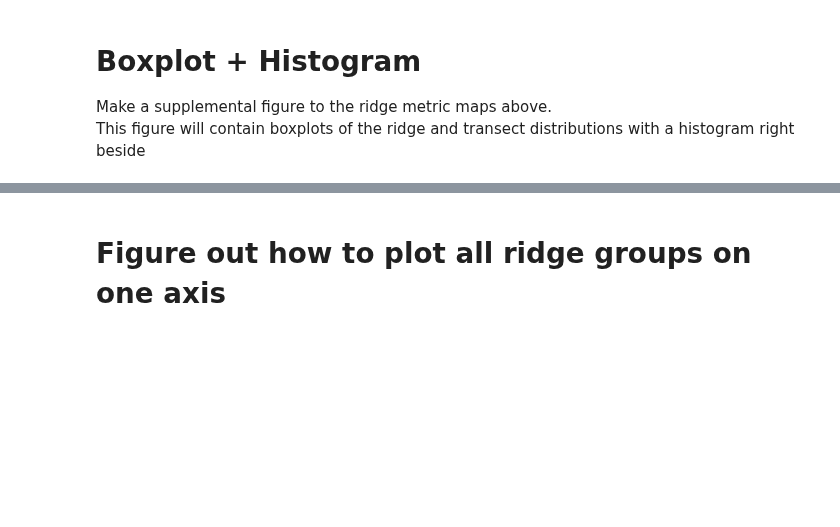
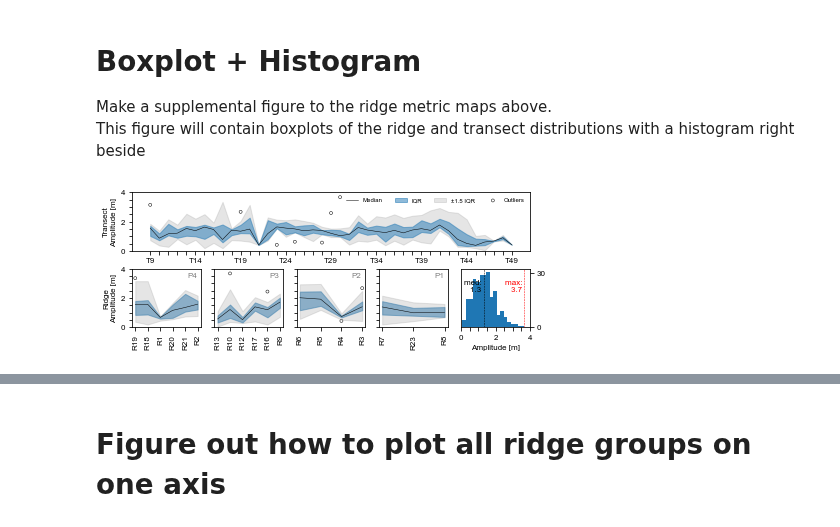
Before and after one commit to tamu-edu/scrollstats, a Jupyter notebook: Figure_BrazosBendsMultiScale.ipynb, the cells around one changed output, grey strips where cells are left out. Saved outputs shown, nothing was run; the diff lists cells and outputs as text; code cells hidden in the pictures; blank space fills up the shorter version.

Commit message:
added max and median annotations to histogram

```diff
--- a/Figure_BrazosBendsMultiScale.ipynb
+++ b/Figure_BrazosBendsMultiScale.ipynb
@@ -472,34 +532,53 @@ for i, (p_num, packet_df) in enumerate(packet_dfs):
 
     # Format xticks
     short_rlabels = packet_df.columns.str.replace("r_0*", "R", regex=True)
     ax.set_xticklabels(short_rlabels, rotation=90, size=8)
 
     # Format yticks
     ax.set_ylim(*var_lim)
     yticks = np.arange(var_lim[0], var_lim[1]+step, step)
     ax.set_yticks(yticks)
     if i == 0:
         ax.set_yticklabels(labels=[int(i) if i in [var_lim[0], var_lim[1]/2, var_lim[1]] else "" for i in yticks], size=8)
         ax.set_ylabel(f"Ridge\n{rs_variable_title} [m]", size=8)
     else:
         ax.set_yticklabels([])
 
 
 # Histogram
 ax = fig.add_subplot(gs[1, 4])
 ridge_metrics[rs_variable].hist(ax=ax, bins=18, grid=False)
+
+label_y_val = 20
+
+# Max
+max_metric = ridge_metrics[rs_variable].max()
+ax.axvline(max_metric, color="r", ls="--", lw=0.5)
+ax.text(x=max_metric, y=label_y_val, s=f"max: \n{round(max_metric, 1)} ",
+        color="r", size=8, horizontalalignment="right")
+
+# Median
+med_metric = ridge_metrics[rs_variable].median()
+ax.axvline(med_metric, color="k", ls="--", lw=0.5)
+ax.text(x=med_metric, y=label_y_val, s=f"med: \n{round(med_metric, 1)} ",
+        color="k", size=8, horizontalalignment="right")
+
+
+
 ax.set_xlim(*var_lim)
 ax.set_xlabel(f"{rs_variable_title} [m]", size=8)
 
 xticks = np.arange(var_lim[0], var_lim[1]+step, step)
 ax.set_xticks(xticks)
 ax.set_xticklabels(labels=[int(i) if i in [var_lim[0], var_lim[1]/2, var_lim[1]] else "" for i in yticks], size=8)
 ax.yaxis.tick_right()
 ax.set_yticks([0, 30])
 ax.set_yticklabels([0, 30], size=8)
 
 plt.subplots_adjust(top=0.95, bottom=0.2, left=0.1, right=0.95)
-# plt.savefig(f"figures/spread_series_hist_combo_{rs_variable_fn}.png", dpi=300)
+plt.savefig(f"figures/spread_series_hist_combo_{rs_variable_fn}.png", dpi=300)
+# %% [output]
+[figure, added]
 # %%
 # =========== FIGURE SETUP ===========
 rs_variable = "ridge_width"
```
Also changed, not shown: parts of 21 cells of this notebook.
